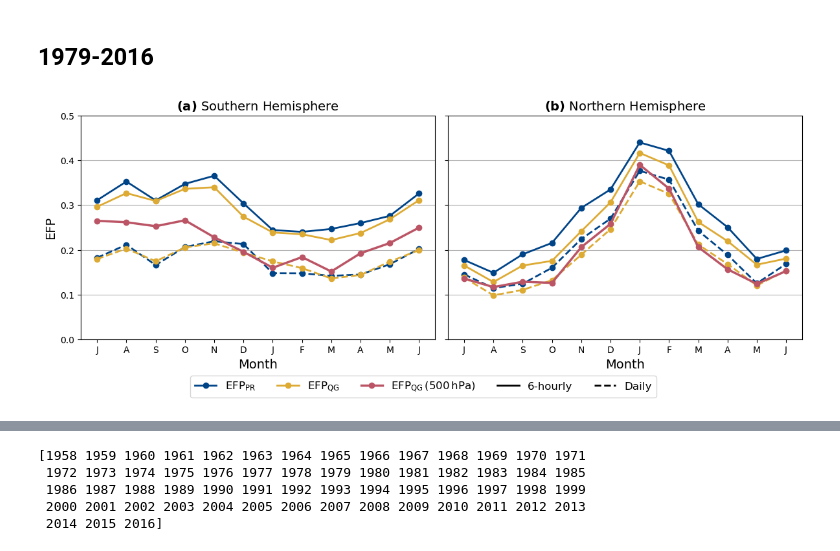
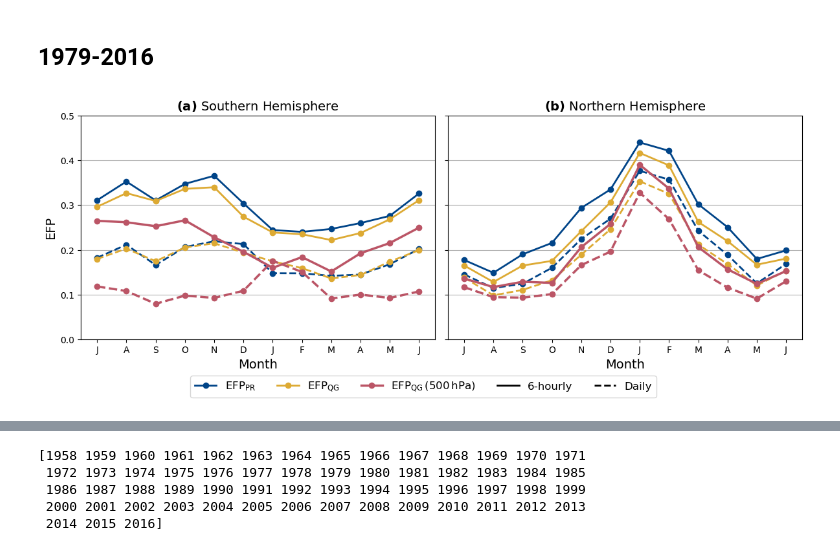
Before and after one commit to Caturrell/eddy_feedback, a Jupyter notebook: chapter1/zz_paper_plots/various_efp_methods.ipynb, the cells around one changed output, grey strips where cells are left out. Saved outputs shown, nothing was run; the diff lists cells and outputs as text; code cells hidden in the pictures.

Commit message:
File management and calculating corr plots for NH and SH for all-k

```diff
--- a/chapter1/zz_paper_plots/various_efp_methods.ipynb
+++ b/chapter1/zz_paper_plots/various_efp_methods.ipynb
@@ -33,11 +33,11 @@ with open(data_path) as f:
 #### 500 hPa, 6-hourly
 # %%
 # open and load JSON file
-data_path = '/home/links/ct715/eddy_feedback/chapter1/annual_cycle/various_efp_methods/data/500hPa_efp/1979_2016/efp_results_500hPa_1979_2016.json'
+data_path = '/home/links/ct715/eddy_feedback/chapter1/annual_cycle/various_efp_methods/data/500hPa_6hourly_efp/efp_results_500hPa_1979_2016.json'
 with open(data_path) as f:
     data_6h_79_500 = json.load(f)
 # %%
 # open and load JSON file
-data_path = '/home/links/ct715/eddy_feedback/chapter1/annual_cycle/various_efp_methods/data/500hPa_efp/1958_2016/efp_results_500hPa_1958_2016.json'
+data_path = '/home/links/ct715/eddy_feedback/chapter1/annual_cycle/various_efp_methods/data/500hPa_6hourly_efp/efp_results_500hPa_1958_2016.json'
 with open(data_path) as f:
     data_6h_58_500 = json.load(f)
@@ -44,3 +46,13 @@ with open(data_path) as f:
+# %%
+# open and load JSON file
+data_path = '/home/links/ct715/eddy_feedback/chapter1/annual_cycle/various_efp_methods/data/500hPa_daily_efp/efp_results_500hPa_1979_2016.json'
+with open(data_path) as f:
+    data_daily_79_500 = json.load(f)
+# %%
+# open and load JSON file
+data_path = '/home/links/ct715/eddy_feedback/chapter1/annual_cycle/various_efp_methods/data/500hPa_daily_efp/efp_results_500hPa_1958_2016.json'
+with open(data_path) as f:
+    data_daily_58_500 = json.load(f)
 # %%
 import matplotlib.pyplot as plt
 from pypalettes import load_cmap
@@ -187,6 +212,6 @@ plot_combined_efp_annual_cycle(data_6h_58, data_daily_58, data_6h_58_500, time_p
 # %% [markdown]
 ## 1979-2016
 # %%
-plot_combined_efp_annual_cycle(data_6h_79, data_daily_79, data_6h_79_500, time_period="1979–2016", save=True)
+plot_combined_efp_annual_cycle(data_6h_79, data_daily_79, data_6h_79_500, data_daily_79_500, time_period="1979–2016", save=True)#, plot_500=False)
 # %% [output]
-[figure, old version]
+[figure, new version]
```
Also changed, not shown: parts of 6 cells of this notebook, 24 other files.
